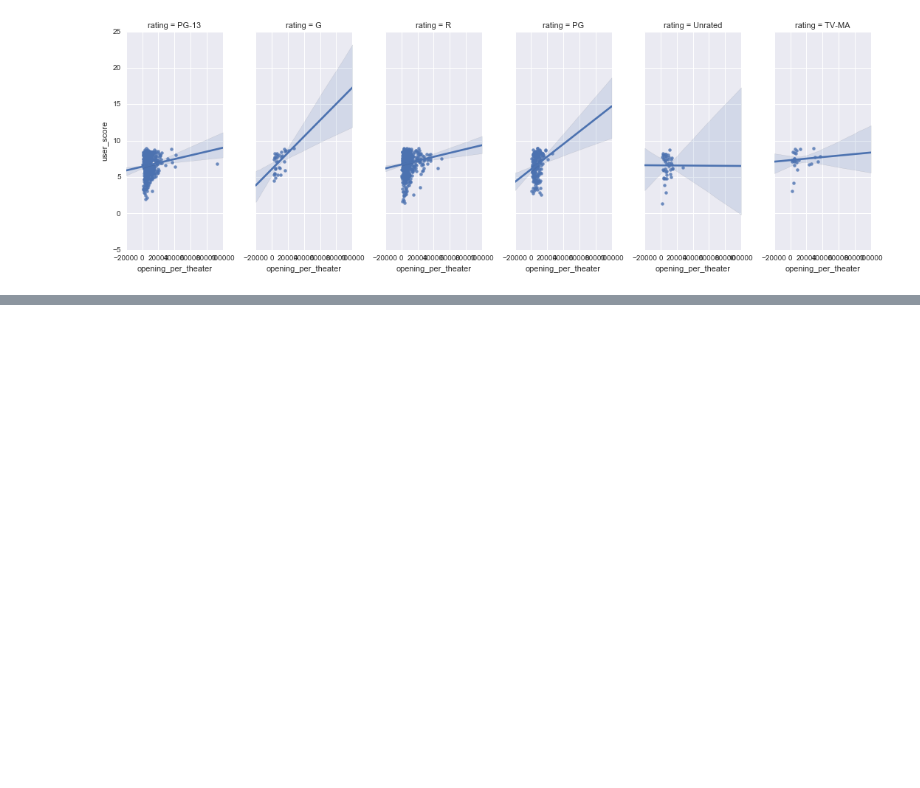
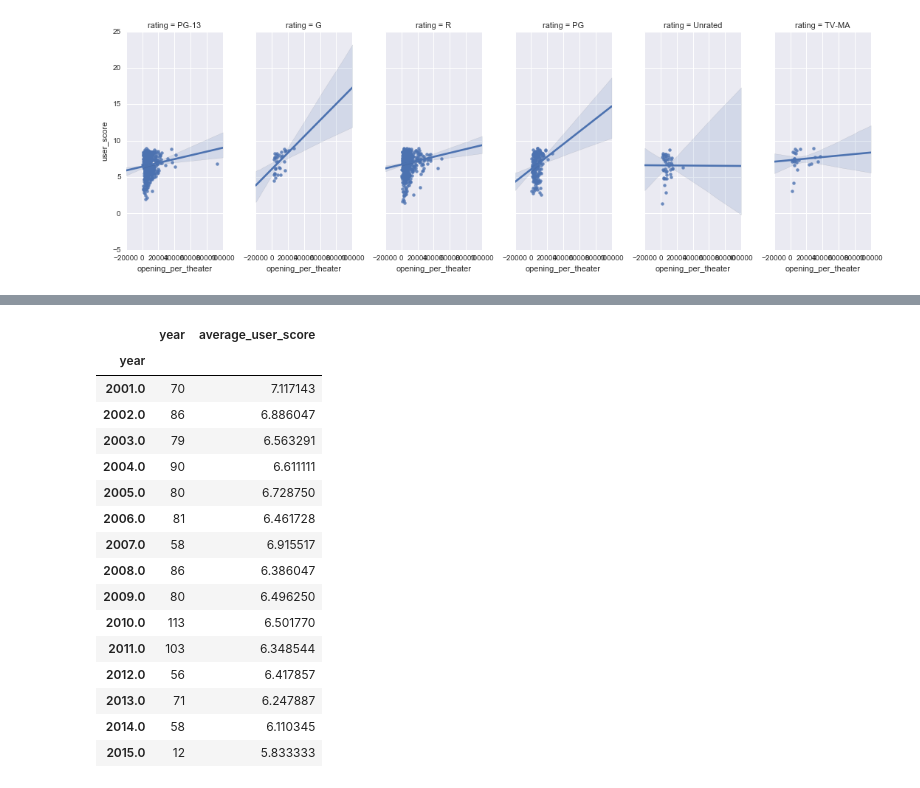
Before and after one commit to sunilbmscce/BDAProject1, a Jupyter notebook: project_1/Sunil_Notebook.ipynb, the cells around one changed output, grey strips where cells are left out. Saved outputs shown, nothing was run; the diff lists cells and outputs as text; code cells hidden in the pictures; blank space fills up the shorter version.

```diff
--- a/project_1/Sunil_Notebook.ipynb
+++ b/project_1/Sunil_Notebook.ipynb
@@ -211,0 +285,20 @@ sns.lmplot(x="opening_per_theater", y="user_score", data=top_rating_movies, logx
+# %%
+user_score_df
+# %% [output]
+|  | year | average_user_score |
+| year |  |  |
+| 2001.0 | 70 | 7.117143 |
+| 2002.0 | 86 | 6.886047 |
+| 2003.0 | 79 | 6.563291 |
+| 2004.0 | 90 | 6.611111 |
+| 2005.0 | 80 | 6.728750 |
+| 2006.0 | 81 | 6.461728 |
+| 2007.0 | 58 | 6.915517 |
+| 2008.0 | 86 | 6.386047 |
+| 2009.0 | 80 | 6.496250 |
+| 2010.0 | 113 | 6.501770 |
+| 2011.0 | 103 | 6.348544 |
+| 2012.0 | 56 | 6.417857 |
+| 2013.0 | 71 | 6.247887 |
+| 2014.0 | 58 | 6.110345 |
+| 2015.0 | 12 | 5.833333 |
```
Also changed, not shown: parts of 5 cells of this notebook, 1 other file.
